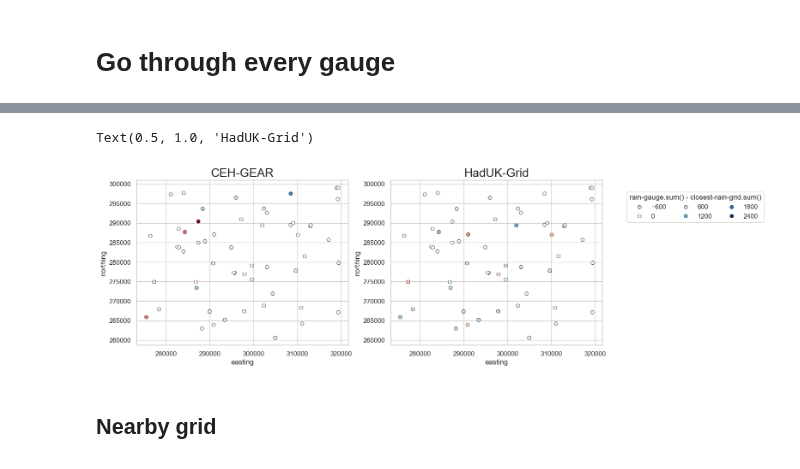
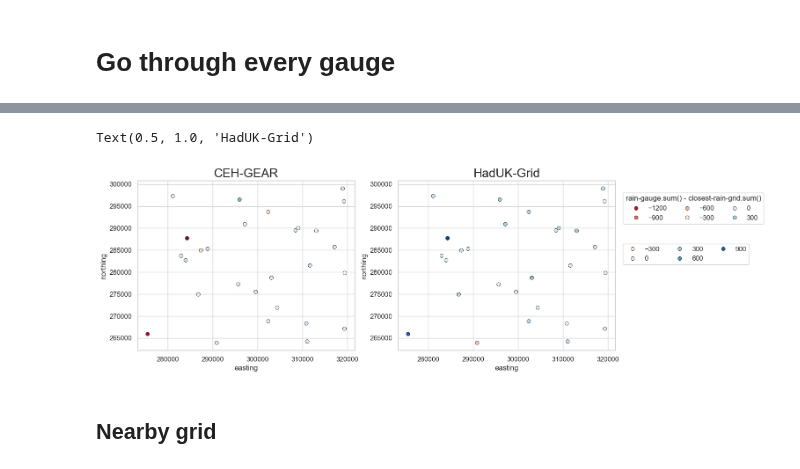
Before and after one commit to Thomasjkeel/FDRI-comparing-rainfall-data-in-upper-severn, a Jupyter notebook: notebooks/examine_all_gauges_vs_grid.ipynb, the cells around one changed output, grey strips where cells are left out. Saved outputs shown, nothing was run; the diff lists cells and outputs as text; code cells hidden in the pictures.

```diff
--- a/notebooks/methods_to_compare_gauge_and_grid.ipynb
+++ b/notebooks/examine_all_gauges_vs_grid.ipynb
@@ -130,4 +153,8 @@ CF-1.7
 # %%
+# daily metadata
 plynlimon_metadata = pl.read_csv('../gauge_data/mo_plynlimon_area_metadata.csv')
+plynlimon_metadata = plynlimon_metadata.with_columns(
+    pl.col("ID").is_in(plynlimon_monthly_gauges['ID']).alias('IS_MONTHLY_GAUGE')
+)
 plynlimon_metadata.head()
 # %% [output]
@@ -142,17 +169,7 @@ shape: (5, 9)
 # %%
 ## Load gauge data the QC version
 plynlimon_all_gauges = pl.read_csv('../gauge_data/mo_daily_plynlimon_gauges.csv', try_parse_dates=True, new_columns=["gauge_id", "time", f'{RAIN_COL}_gauge', "mo_flag"])
-plynlimon_all_gauges = plynlimon_all_gauges.with_columns(
-                pl.datetime(
-                    pl.col("time").dt.year(),
-                    pl.col("time").dt.month(),
-                    pl.col("time").dt.day(),
-                    9,
-                    0,
-                    0,
-                ).alias('time')
-            )
-
+plynlimon_all_gauges = convert_time_to_hour_base(plynlimon_all_gauges, hour=9)
 plynlimon_all_gauges.head()
 # %% [output]
 shape: (5, 4)
@@ -204,9 +221,9 @@ class Gauge:
             raise ValueError(f"Closest data point in grid is more than {closeness_threshold_m} m away in X ({distance_x} m), or Y ({distance_y} m)")
         return closest_grid_cell
 
-    def get_nearby_gridded_data(self, gridded_data, nearby_threshold_m=NEARBY_THRESHOLD_M):
-        nearby_grid_cells = gridded_data.sel(x=slice(self.gauge_easting-nearby_threshold_m, self.gauge_easting+nearby_threshold_m),\
-                                y=slice(self.gauge_northing-nearby_threshold_m, self.gauge_northing+nearby_threshold_m))
+    def get_nearby_gridded_data(self, gridded_data, nearby_radius_m=NEARBY_THRESHOLD_M):
+        nearby_grid_cells = gridded_data.sel(x=slice(self.gauge_easting-nearby_radius_m, self.gauge_easting+nearby_radius_m),\
+                                y=slice(self.gauge_northing-nearby_radius_m, self.gauge_northing+nearby_radius_m))
         return nearby_grid_cells
 # %%
 def get_combined_gauge_data(gauge):
@@ -341,6 +348,10 @@ gauge_vs_grid_dict = {}
 
 for gauge_id in all_plyn_gauge_ids:
     one_gauge = Gauge(gauge_id)
+    ## Check not monthly gauge
+    if one_gauge.gauge_metadata['IS_MONTHLY_GAUGE'].item():
+        print(gauge_id, 'is monthly gauge so not used')
+        continue
     ## Check if there is a less than n-Year overlap in times between gauge and expected start end
     gauge_start_time = one_gauge.gauge_data['time'].min()
     gauge_end_time = one_gauge.gauge_data['time'].max()
@@ -402,17 +406,21 @@ sns.scatterplot(x='easting', y='northing', hue='mean_min_dist', data=gauge_vs_gr
 # %%
 sns.set_style('whitegrid')
 fig, axes = plt.subplots(1, 2, figsize=(14, 5))
-sns.scatterplot(x='easting', y='northing', hue='sum_closest_ceh_diff', data=gauge_vs_grid_df, palette='RdBu', hue_norm=(-2400, 2400), edgecolor='k', legend=False, ax=axes[0])
-sns.scatterplot(x='easting', y='northing', hue='sum_closest_haduk_diff', data=gauge_vs_grid_df, palette='RdBu', hue_norm=(-2400, 2400), edgecolor='k', ax=axes[1])
+hue_min = min(gauge_vs_grid_df['sum_closest_ceh_diff'].min(), gauge_vs_grid_df['sum_closest_haduk_diff'].min()) - 100
+hue_max = max(gauge_vs_grid_df['sum_closest_ceh_diff'].max(), gauge_vs_grid_df['sum_closest_haduk_diff'].max()) + 100
+sns.scatterplot(x='easting', y='northing', hue='sum_closest_ceh_diff', data=gauge_vs_grid_df, palette='RdBu', hue_norm=(hue_min, hue_max), edgecolor='k', ax=axes[0])
+sns.scatterplot(x='easting', y='northing', hue='sum_closest_haduk_diff', data=gauge_vs_grid_df, palette='RdBu', hue_norm=(hue_min, hue_max), edgecolor='k', ax=axes[1])
 
-
+## TODO: fix this
+handles, labels  =  axes[0].get_legend_handles_labels()
+axes[0].legend(handles, labels, bbox_to_anchor=(2.9, .95), ncols=3, title='rain-gauge.sum() - closest-rain-grid.sum()')
 handles, labels  =  axes[1].get_legend_handles_labels()
-axes[1].legend(handles, labels, bbox_to_anchor=(1.1, .95), ncols=3, title='rain-gauge.sum() - closest-rain-grid.sum()')
+axes[1].legend(handles, labels, bbox_to_anchor=(1.02, .65), ncols=3)
 
 axes[0].set_title('CEH-GEAR', size=20)
 axes[1].set_title('HadUK-Grid', size=20)
 # %% [output]
 Text(0.5, 1.0, 'HadUK-Grid')
-[figure, old version]
+[figure, new version]
 # %% [markdown]
 ## Nearby grid
```
Also changed, not shown: parts of 20 cells of this notebook, 2 other files.
